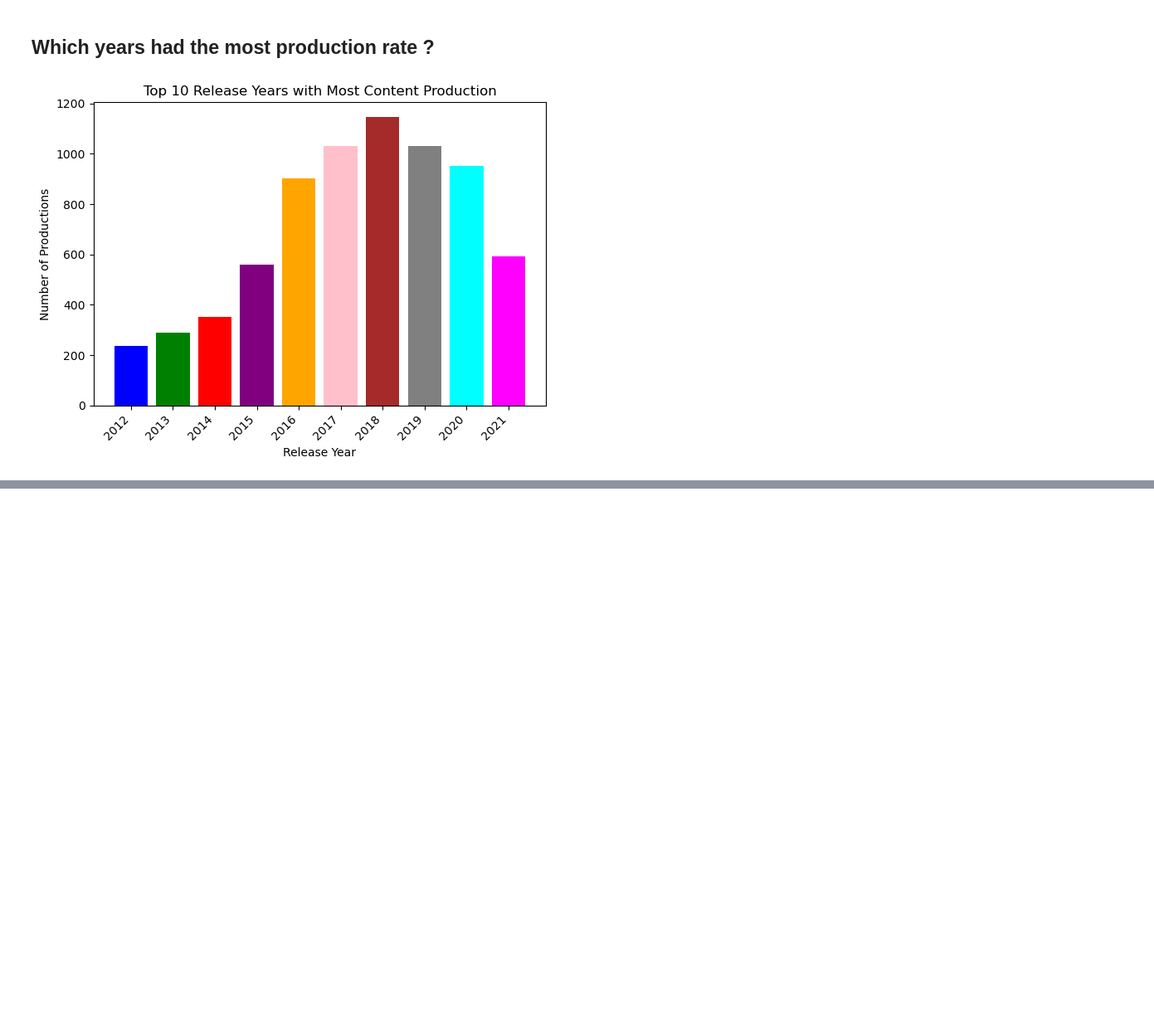
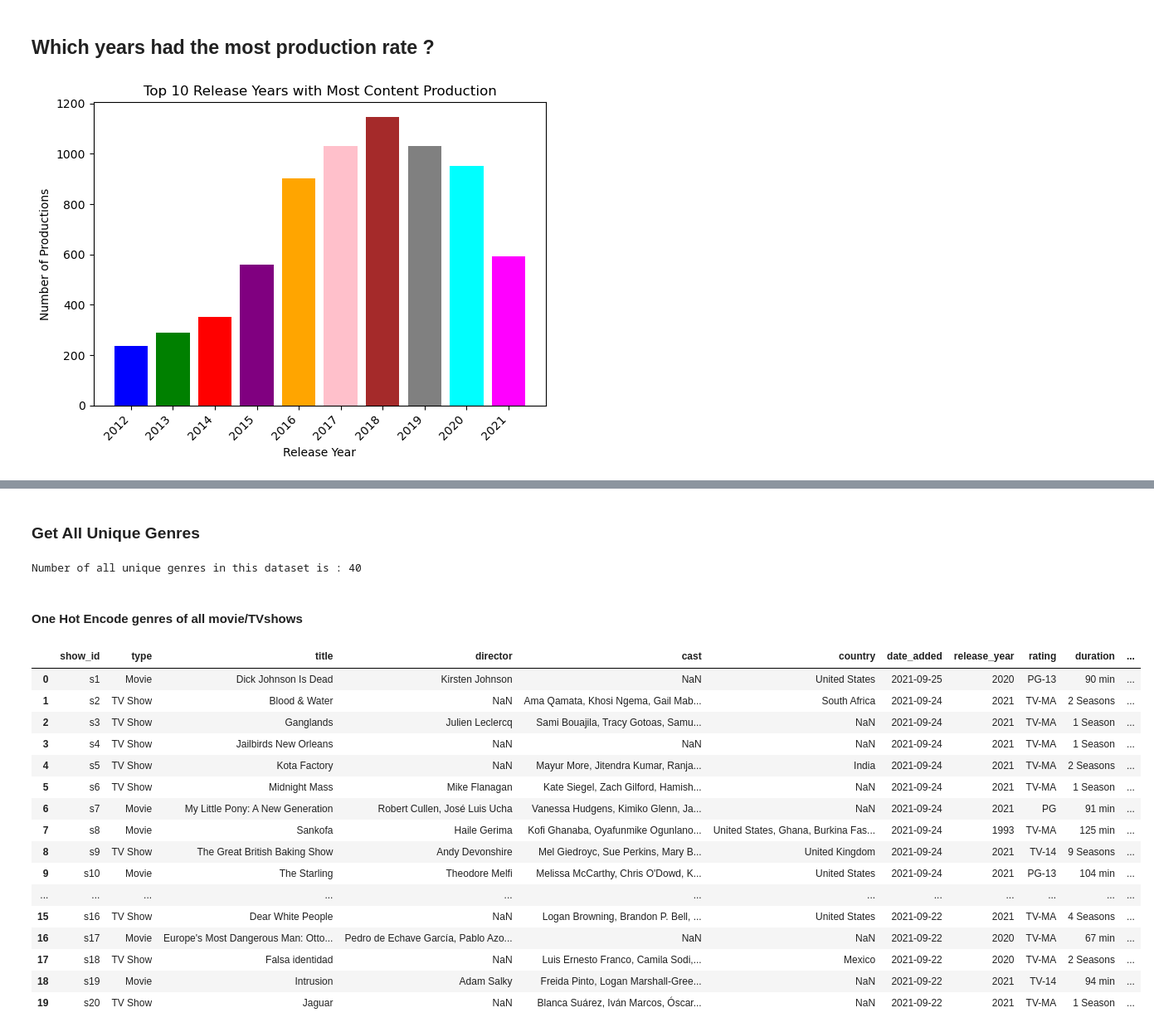
Before and after one commit to mohf-nazem/Learn-with-Data, a Jupyter notebook: Netflix-Titles/netflix_titles.ipynb, the cells around one changed output, grey strips where cells are left out. Shown at 83% size. Saved outputs shown, nothing was run; the diff lists cells and outputs as text; code cells hidden in the pictures; blank space fills up the shorter version.

Commit message:
Start Implementation of Movie Recommendation System

```diff
--- a/Netflix-Titles/netflix_titles.ipynb
+++ b/Netflix-Titles/netflix_titles.ipynb
@@ -124,0 +139,62 @@ plt.show()
+# %% [markdown]
+### Get All Unique Genres
+# %%
+def get_unique(feature):
+    # Get all unique values of desired feature and create a list of it
+    feature_raw = df[feature].value_counts().index.values
+    # Our desired final unique list of that feature
+    feature_list = []
+    for feature in feature_raw:
+        if len(feature) > 1:
+            # if it's a feature as a comma separated values, separate them in a list using split to avoid duplicates
+            feature = feature.split(',')
+        for i in feature:
+            # Strip any whitespace just in case
+            feature = i.strip()
+        if feature not in feature_list:
+            feature_list.append(feature)
+    return feature_list
+
+feature = 'listed_in'
+genres = get_unique(feature=feature)
+print(f"Number of all unique genres in this dataset is : {len(genres)}")
+# %% [output]
+Number of all unique genres in this dataset is : 40
+# %% [markdown]
+#### One Hot Encode genres of all movie/TVshows
+# %%
+# A function to perform one hot encoding technique for each movie's feature
+def get_binary_list(desired_feature, unique_features):
+    """'desired_feature' is the feature(column) name you want to apply one hot encoding. 'unique_features' is a list of all unique values for the feature."""
+    binary_list = []
+
+    for feature in unique_features:
+        # Perform 1 hot encoding using if...else
+        if feature in desired_feature:
+            binary_list.append(1)
+        else:
+            binary_list.append(0)
+    return binary_list
+# %%
+# Apply get_binary_list to desired feature col and get one hot encoded array in a new col.
+feature = 'listed_in'
+df['genre_bin'] = df[feature].apply(lambda x: get_binary_list(desired_feature=x, unique_features=genres))
+df.head(20)
+# %% [output]
+|  | show_id | type | title | director | cast | country | date_added | release_year | rating | duration | ... |
+| 0 | s1 | Movie | Dick Johnson Is Dead | Kirsten Johnson | NaN | United States | 2021-09-25 | 2020 | PG-13 | 90 min | ... |
+| 1 | s2 | TV Show | Blood & Water | NaN | Ama Qamata, Khosi Ngema, Gail Mab... | South Africa | 2021-09-24 | 2021 | TV-MA | 2 Seasons | ... |
+| 2 | s3 | TV Show | Ganglands | Julien Leclercq | Sami Bouajila, Tracy Gotoas, Samu... | NaN | 2021-09-24 | 2021 | TV-MA | 1 Season | ... |
+| 3 | s4 | TV Show | Jailbirds New Orleans | NaN | NaN | NaN | 2021-09-24 | 2021 | TV-MA | 1 Season | ... |
+| 4 | s5 | TV Show | Kota Factory | NaN | Mayur More, Jitendra Kumar, Ranja... | India | 2021-09-24 | 2021 | TV-MA | 2 Seasons | ... |
+| 5 | s6 | TV Show | Midnight Mass | Mike Flanagan | Kate Siegel, Zach Gilford, Hamish... | NaN | 2021-09-24 | 2021 | TV-MA | 1 Season | ... |
+| 6 | s7 | Movie | My Little Pony: A New Generation | Robert Cullen, José Luis Ucha | Vanessa Hudgens, Kimiko Glenn, Ja... | NaN | 2021-09-24 | 2021 | PG | 91 min | ... |
+| 7 | s8 | Movie | Sankofa | Haile Gerima | Kofi Ghanaba, Oyafunmike Ogunlano... | United States, Ghana, Burkina Fas... | 2021-09-24 | 1993 | TV-MA | 125 min | ... |
+| 8 | s9 | TV Show | The Great British Baking Show | Andy Devonshire | Mel Giedroyc, Sue Perkins, Mary B... | United Kingdom | 2021-09-24 | 2021 | TV-14 | 9 Seasons | ... |
+| 9 | s10 | Movie | The Starling | Theodore Melfi | Melissa McCarthy, Chris O'Dowd, K... | United States | 2021-09-24 | 2021 | PG-13 | 104 min | ... |
+| ... | ... | ... | ... | ... | ... | ... | ... | ... | ... | ... | ... |
+| 15 | s16 | TV Show | Dear White People | NaN | Logan Browning, Brandon P. Bell, ... | United States | 2021-09-22 | 2021 | TV-MA | 4 Seasons | ... |
+| 16 | s17 | Movie | Europe's Most Dangerous Man: Otto... | Pedro de Echave García, Pablo Azo... | NaN | NaN | 2021-09-22 | 2020 | TV-MA | 67 min | ... |
+| 17 | s18 | TV Show | Falsa identidad | NaN | Luis Ernesto Franco, Camila Sodi,... | Mexico | 2021-09-22 | 2020 | TV-MA | 2 Seasons | ... |
+| 18 | s19 | Movie | Intrusion | Adam Salky | Freida Pinto, Logan Marshall-Gree... | NaN | 2021-09-22 | 2021 | TV-14 | 94 min | ... |
+| 19 | s20 | TV Show | Jaguar | NaN | Blanca Suárez, Iván Marcos, Óscar... | NaN | 2021-09-22 | 2021 | TV-MA | 1 Season | ... |
```
Also changed, not shown: parts of 9 cells of this notebook.
